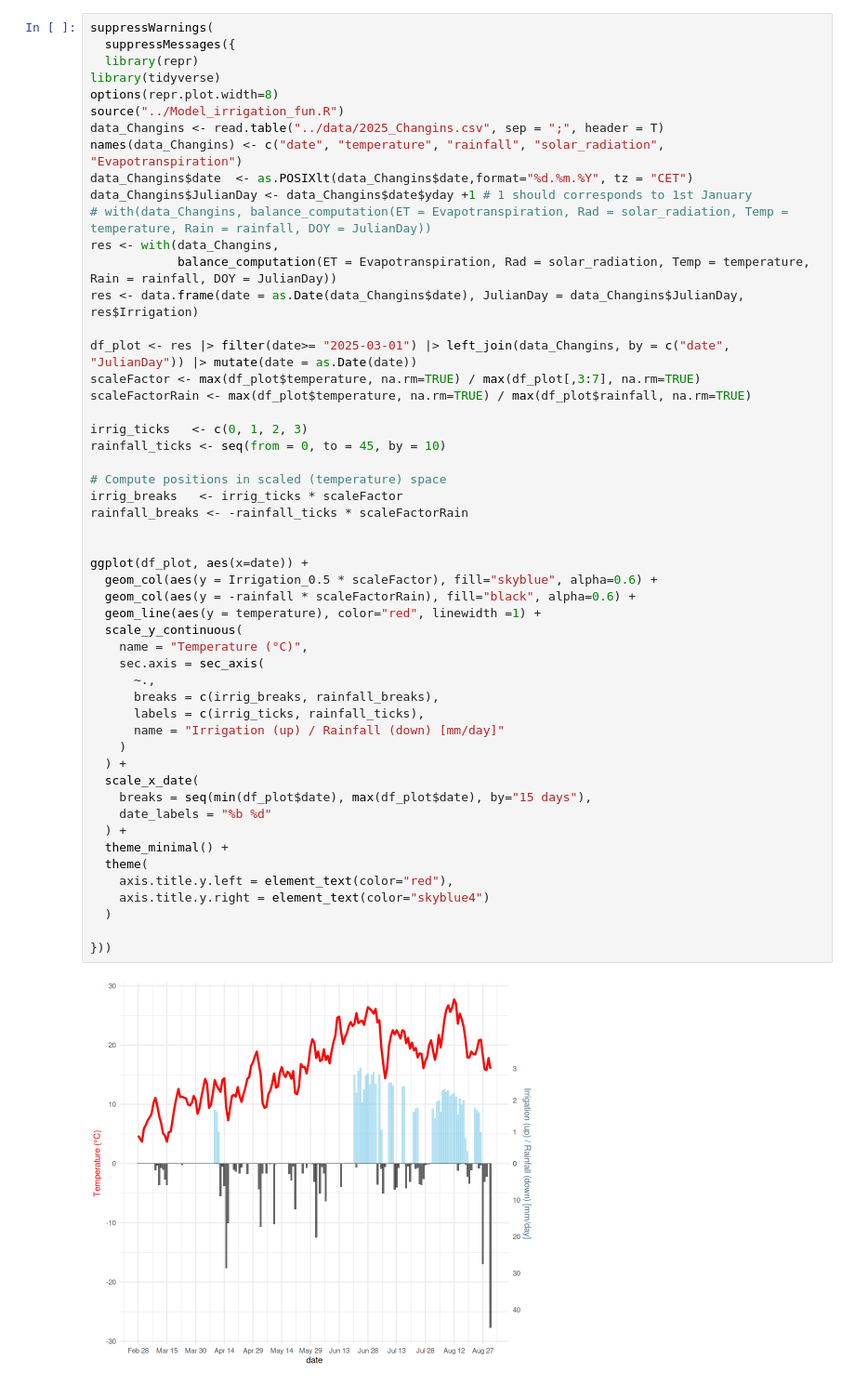
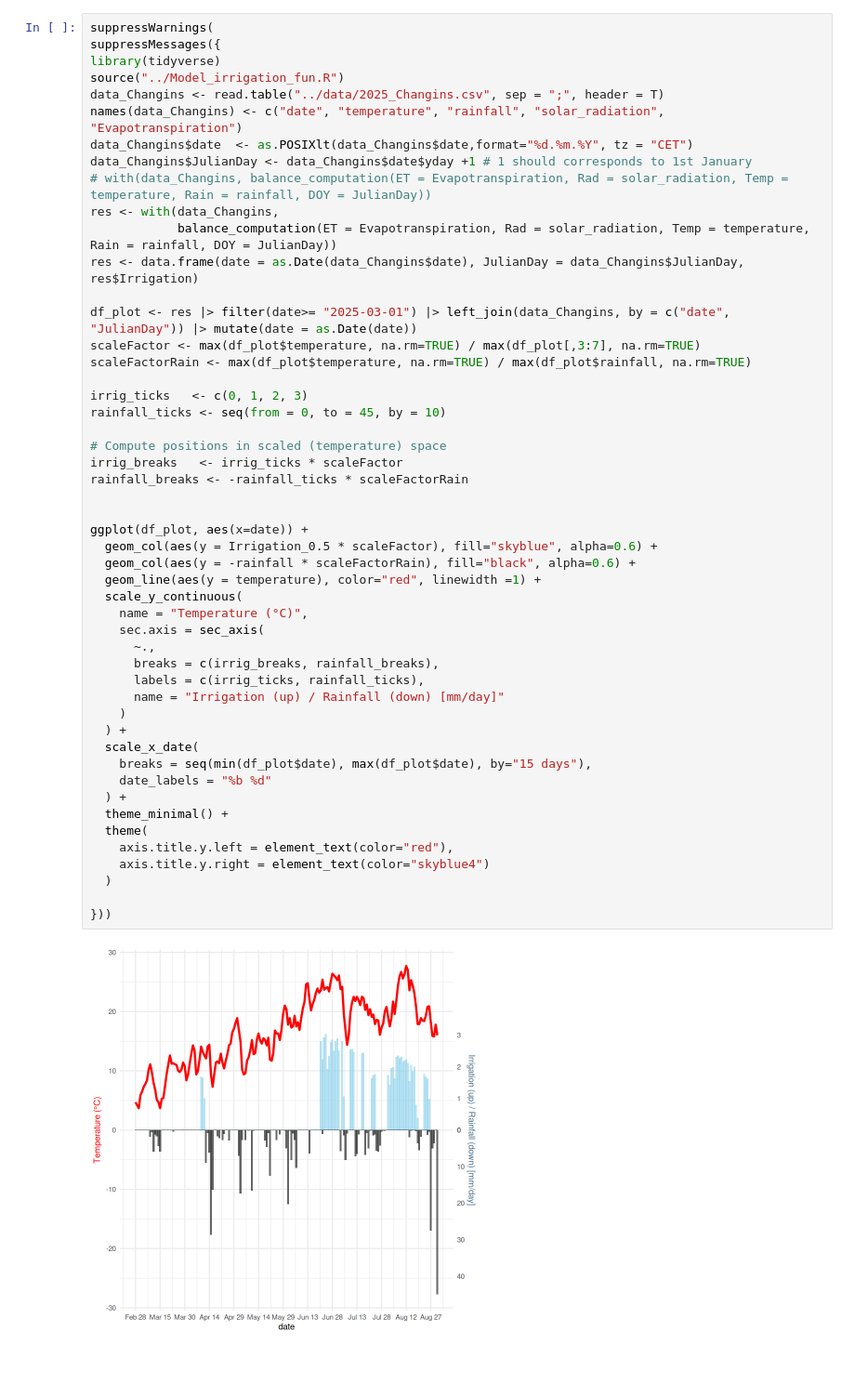
Before and after one commit to agroscope-ch/Irrigation, a Jupyter notebook: Documentation_irrigation/_build/jupyter_execute/output_test.ipynb, the cells around one changed output. Shown at 93% size. Cells and saved outputs as stored; diff of their text form.

```diff
--- a/Documentation_irrigation/_build/jupyter_execute/output_test.ipynb
+++ b/Documentation_irrigation/_build/jupyter_execute/output_test.ipynb
@@ -5,9 +5,7 @@ Here we show how to use the model on a data set. We have downloaded the data fro
 # %%
 suppressWarnings(
-  suppressMessages({
-  library(repr)
+suppressMessages({
 library(tidyverse)
-options(repr.plot.width=8)
 source("../Model_irrigation_fun.R")
 data_Changins <- read.table("../data/2025_Changins.csv", sep = ";", header = T)
 names(data_Changins) <- c("date", "temperature", "rainfall", "solar_radiation", "Evapotranspiration")
@@ -28,31 +26,31 @@ rainfall_ticks <- seq(from = 0, to = 45, by = 10)
 # Compute positions in scaled (temperature) space
 irrig_breaks   <- irrig_ticks * scaleFactor
 rainfall_breaks <- -rainfall_ticks * scaleFactorRain
 
 
 ggplot(df_plot, aes(x=date)) +
   geom_col(aes(y = Irrigation_0.5 * scaleFactor), fill="skyblue", alpha=0.6) +
   geom_col(aes(y = -rainfall * scaleFactorRain), fill="black", alpha=0.6) +
   geom_line(aes(y = temperature), color="red", linewidth =1) +
   scale_y_continuous(
     name = "Temperature (°C)",
     sec.axis = sec_axis(
       ~.,
       breaks = c(irrig_breaks, rainfall_breaks),
       labels = c(irrig_ticks, rainfall_ticks),
       name = "Irrigation (up) / Rainfall (down) [mm/day]"
     )
   ) +
   scale_x_date(
     breaks = seq(min(df_plot$date), max(df_plot$date), by="15 days"),
     date_labels = "%b %d"
   ) +
   theme_minimal() +
   theme(
     axis.title.y.left = element_text(color="red"),
     axis.title.y.right = element_text(color="skyblue4")
   )
 
 }))
 # %% [output]
-[figure, old version]
+[figure, new version]
```
Also changed, not shown: parts of 1 cell of this notebook, 13 other files.
